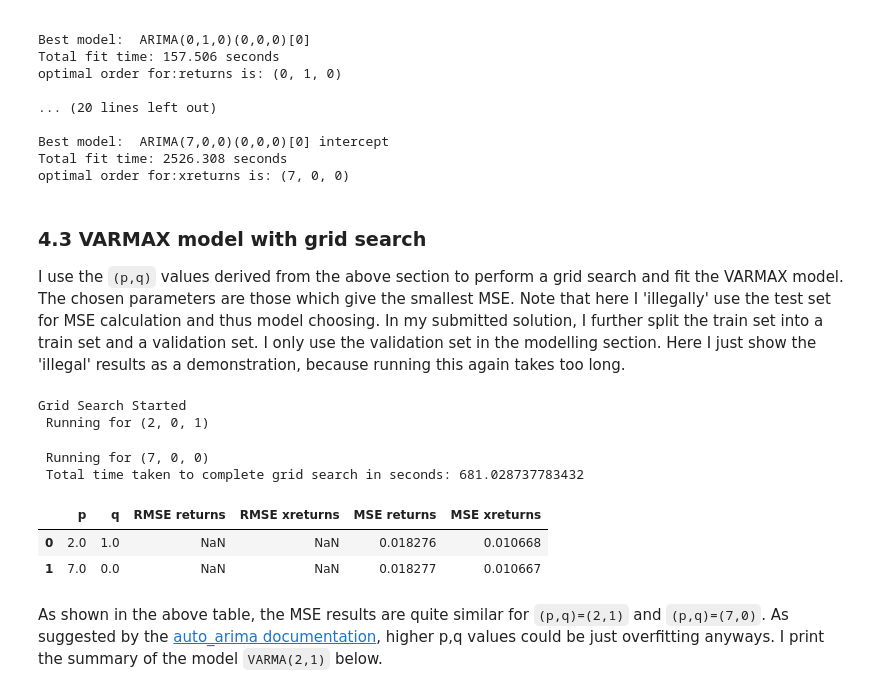
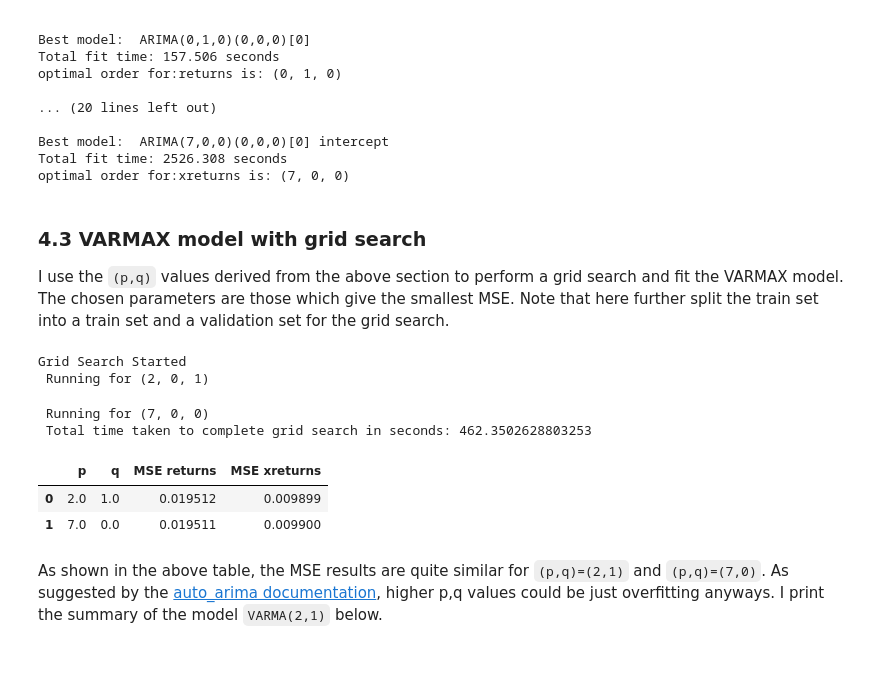
Before and after one commit to yanjiabai/GSA, a Jupyter notebook: GSA-time-series-forecasting.ipynb, the cells around one changed output. Drawn from its saved outputs; the diff is of its cells as text; code cells hidden in the pictures; blank space fills up the shorter version.

```diff
--- a/GSA-time-series-forecasting.ipynb
+++ b/GSA-time-series-forecasting.ipynb
@@ -403,3 +397,0 @@ VAR Order Selection (* highlights the minimums)
-# %%
-results = model.fit()
-results.summary()
@@ -423,0 +398,4 @@ xreturns    0.410412  1.000000
+# %%
+max_lag = 8
+results_var = model_var.fit(maxlags=max_lag, ic='aic')
+results_var.summary()
@@ -428,0 +425,9 @@ results.plot_acorr()
+# %%
+lag_order = results_var.k_ar
+pred_var_arr = results_var.forecast(train[['returns', 'xreturns']][-lag_order:].values, test.shape[0])
+n = len(pred_var_arr)
+pred_var = []
+for i in range(n):
+    pred_var.append(pred_var_arr[i][0])
+mse_var = ((pred_var - test['returns'])**2).mean()
+print('The mean squared error of VAR model with lag ', lag_order, 'is: ', mse_var)
@@ -460,34 +467,39 @@ optimal order for:xreturns is: (7, 0, 0)
 # %% [markdown]
 ### 4.3 VARMAX model with grid search<a class="anchor" id="varmax"></a>
 
-I use the `(p,q)` values derived from the above section to perform a grid search and fit the VARMAX model. The chosen parameters are those which give the smallest MSE. Note that here I 'illegally' use the test set for MSE calculation and thus model choosing. In my submitted solution, I further split the train set into a train set and a validation set. I only use the validation set in the modelling section. Here I just show the 'illegal' results as a demonstration, because running this again takes too long.
+I use the `(p,q)` values derived from the above section to perform a grid search and fit the VARMAX model. The chosen parameters are those which give the smallest MSE. Note that here further split the train set into a train set and a validation set for the grid search.
+# %%
+df = train[['returns', 'xreturns']] # the given train set, to be splitted into train_df and val_df
+train_size = int(df.shape[0] * 0.8)
+train_df = df[0:train_size] # train set
+val_df = df[train_size:].reset_index(drop=True) # validation set
 # %%
-data_results_moni = pd.DataFrame(columns=['p', 'q','RMSE returns','RMSE xreturns'])
+data_results_moni = pd.DataFrame(columns=['p', 'q','MSE returns','MSE xreturns'])
 models = []
 print('Grid Search Started')
 start = time.time()
 for i in pq:
     if i[0]== 0 and i[2] ==0:
         pass
     else:
         print(f' Running for {i}')
-        model = VARMAX(train[[ 'returns', 'xreturns']], order=(i[0],i[2])).fit(disp=False)
+        model = VARMAX(train_df, order=(i[0],i[2])).fit(disp=False)
         models.append(model)
-        result = model.forecast(steps = test.shape[0]).reset_index(drop=True)
-        returns_mse = ((result['returns'] - test['returns'])**2).mean()
-        xreturns_mse = ((result['xreturns'] - test['xreturns'])**2).mean()
+        result = model.forecast(steps = val_df.shape[0]).reset_index(drop=True)
+        returns_mse = ((result['returns'] - val_df['returns'])**2).mean()
+        xreturns_mse = ((result['xreturns'] - val_df['xreturns'])**2).mean()
         data_results_moni = data_results_moni.append({'p': i[0], 'q': i[2], 'MSE returns':returns_mse,'MSE xreturns':xreturns_mse}, ignore_index=True)
 end = time.time()
 print(f' Total time taken to complete grid search in seconds: {(end - start)}')
 data_results_moni
 # %% [output]
 Grid Search Started
  Running for (2, 0, 1)
  Running for (7, 0, 0)
- Total time taken to complete grid search in seconds: 681.028737783432
+ Total time taken to complete grid search in seconds: 462.3502628803253
-|  | p | q | RMSE returns | RMSE xreturns | MSE returns | MSE xreturns |
-| 0 | 2.0 | 1.0 | NaN | NaN | 0.018276 | 0.010668 |
-| 1 | 7.0 | 0.0 | NaN | NaN | 0.018277 | 0.010667 |
+|  | p | q | MSE returns | MSE xreturns |
+| 0 | 2.0 | 1.0 | 0.019512 | 0.009899 |
+| 1 | 7.0 | 0.0 | 0.019511 | 0.009900 |
 # %% [markdown]
 As shown in the above table, the MSE results are quite similar for `(p,q)=(2,1)` and `(p,q)=(7,0)`. As suggested by the [auto_arima documentation](https://alkaline-ml.com/pmdarima/tips_and_tricks.html#pipelining), higher p,q values could be just overfitting anyways. I print the summary of the model `VARMA(2,1)` below.
 # %%
```
Also changed, not shown: parts of 11 cells of this notebook.
